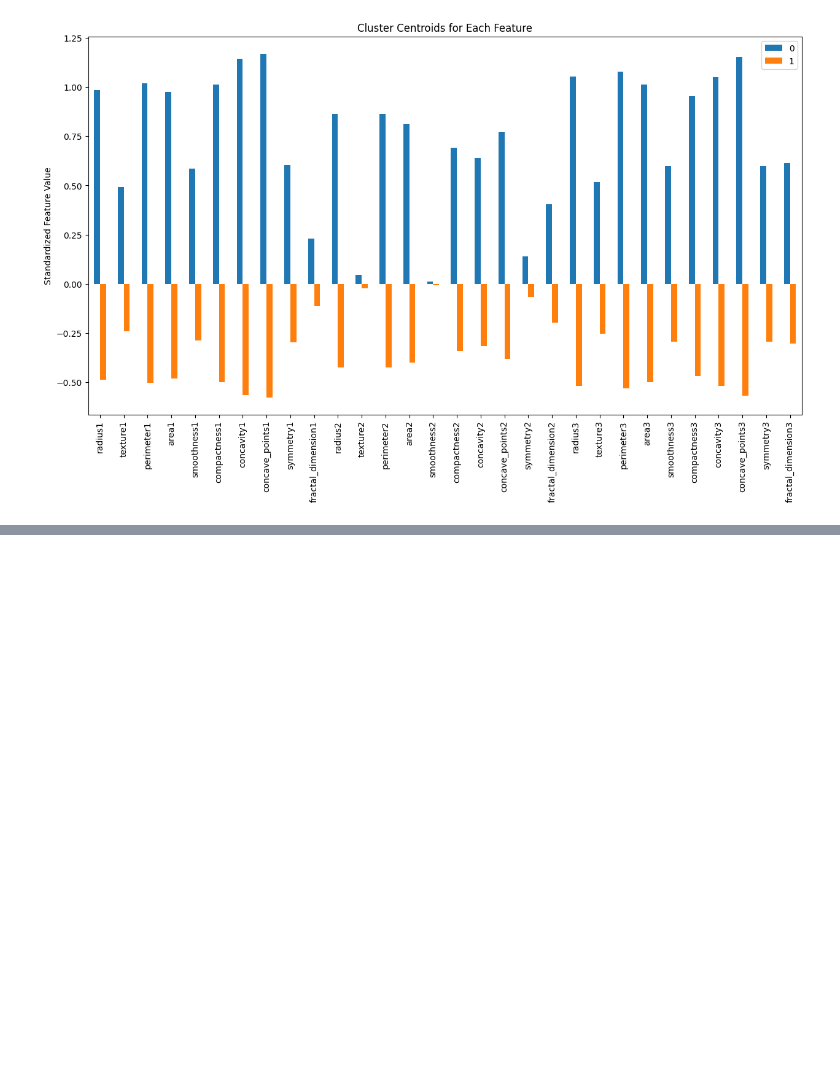
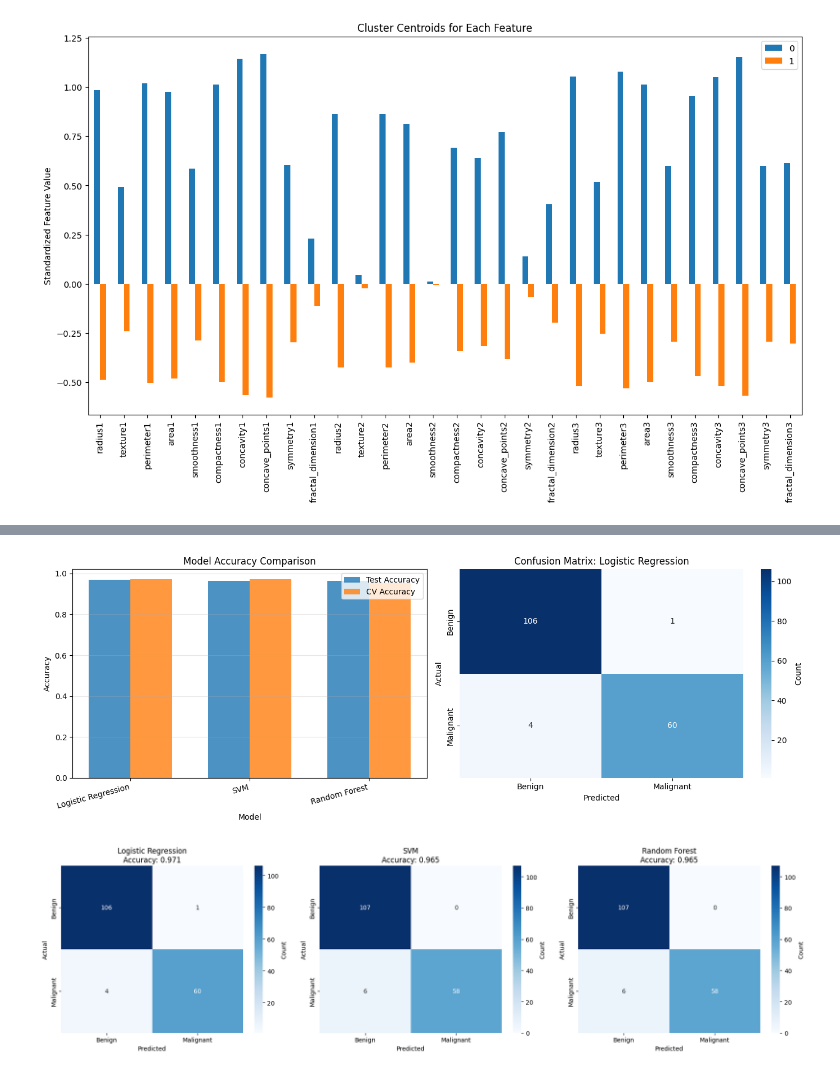
Before and after one commit to Arnold-Og/Bioinformatics, a Jupyter notebook: main.ipynb, the cells around one changed output, grey strips where cells are left out. Cells and saved outputs as stored; diff of their text form; code cells hidden in the pictures; blank space fills up the shorter version.

```diff
--- a/main.ipynb
+++ b/main.ipynb
@@ -356,0 +630,54 @@ plt.show()
+# %%
+# Visualize model comparison
+fig, axes = plt.subplots(1, 2, figsize=(14, 5))
+
+# Bar plot of accuracies
+models_list = list(results.keys())
+test_acc = [r['accuracy'] for r in results.values()]
+cv_acc = [r['cv_mean'] for r in results.values()]
+
+x = np.arange(len(models_list))
+width = 0.35
+
+axes[0].bar(x - width/2, test_acc, width, label='Test Accuracy', alpha=0.8)
+axes[0].bar(x + width/2, cv_acc, width, label='CV Accuracy', alpha=0.8)
+axes[0].set_xlabel('Model')
+axes[0].set_ylabel('Accuracy')
+axes[0].set_title('Model Accuracy Comparison')
+axes[0].set_xticks(x)
+axes[0].set_xticklabels(models_list, rotation=15, ha='right')
+axes[0].legend()
+axes[0].grid(axis='y', alpha=0.3)
+
+# Confusion matrices for all models
+for idx, (name, result) in enumerate(results.items()):
+    cm = confusion_matrix(y_test_flat, result['y_pred'])
+    sns.heatmap(cm, annot=True, fmt='d', cmap='Blues', ax=axes[1],
+                xticklabels=['Benign', 'Malignant'],
+                yticklabels=['Benign', 'Malignant'],
+                cbar_kws={'label': 'Count'})
+    axes[1].set_title(f'Confusion Matrix: {name}')
+    axes[1].set_ylabel('Actual')
+    axes[1].set_xlabel('Predicted')
+    break  # Show only first model's confusion matrix in this view
+
+plt.tight_layout()
+plt.show()
+
+# Individual confusion matrices
+fig, axes = plt.subplots(1, 3, figsize=(18, 5))
+for idx, (name, result) in enumerate(results.items()):
+    cm = confusion_matrix(y_test_flat, result['y_pred'])
+    sns.heatmap(cm, annot=True, fmt='d', cmap='Blues', ax=axes[idx],
+                xticklabels=['Benign', 'Malignant'],
+                yticklabels=['Benign', 'Malignant'],
+                cbar_kws={'label': 'Count'})
+    axes[idx].set_title(f'{name}\nAccuracy: {result["accuracy"]:.3f}')
+    axes[idx].set_ylabel('Actual')
+    axes[idx].set_xlabel('Predicted')
+
+plt.tight_layout()
+plt.show()
+# %% [output]
+[figure, added]
+[figure, added]
```
Also changed, not shown: parts of 40 cells of this notebook.
